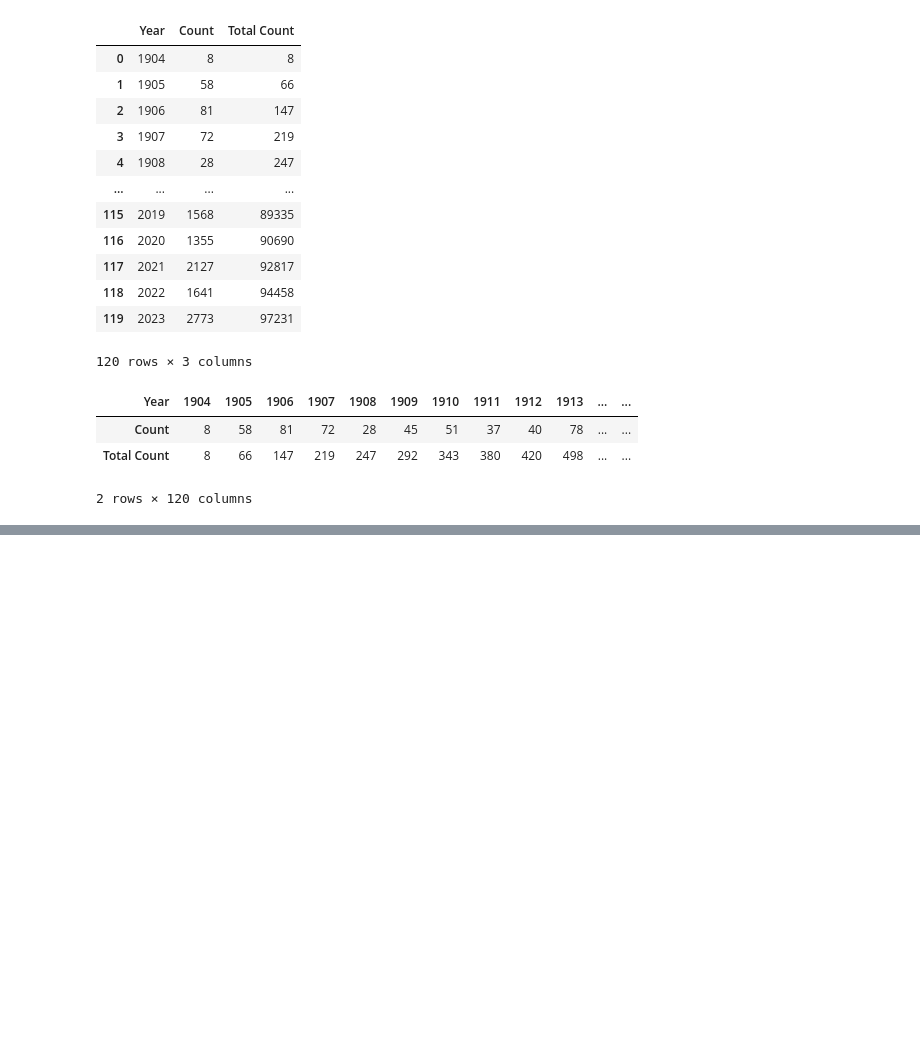
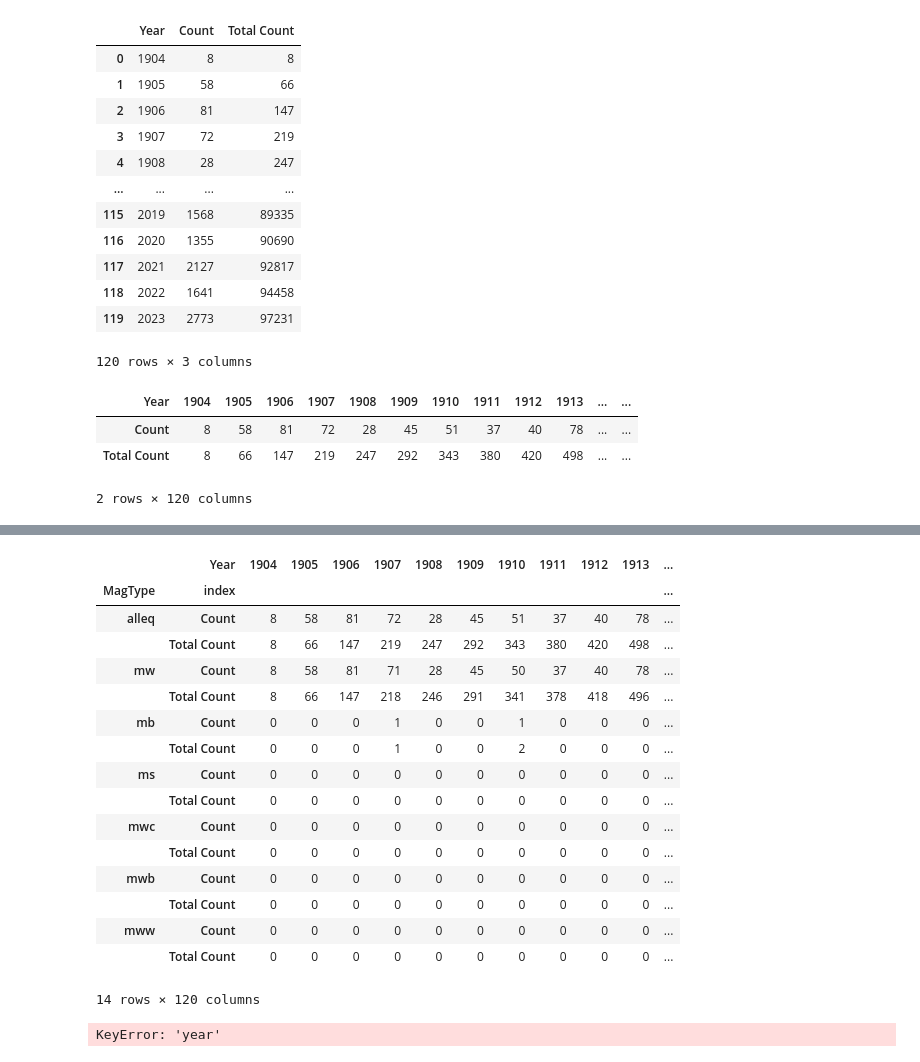
Before and after one commit to jameslaurence82/Project, a Jupyter notebook: earthquake.ipynb, the cells around one changed output, grey strips where cells are left out. Cells and saved outputs as stored; diff of their text form; code cells hidden in the pictures; blank space fills up the shorter version.

Commit message:
created joined pivot table that has all earthquake types by year

```diff
--- a/earthquake.ipynb
+++ b/earthquake.ipynb
@@ -580,0 +721,14 @@ alleq_pivot
+# %%
+# filter data for a specific 'magType' == mww
+magtype_data = magtype_gb[magtype_gb['Magtype'] == 'mww']
+
+# Generate Pivot Table of Total Earthquakes per year for a specific 'magType'
+mww_pivot = magtype_data.pivot_table(values=['Count', 'Total Count'], columns='Year')
+
+# Convert 'count' column to integer
+mww_pivot = mww_pivot.astype(int)
+
+# reindex the rows count, Total Count
+mww_pivot = mww_pivot.reindex(index=['Count', 'Total Count'])
+
+mww_pivot
@@ -580,0 +740,46 @@ alleq_pivot
+# %%
+# Dictionary of your dataframes so they can be labelled in final dataframe
+df_dict = {'alleq': alleq_pivot, 'mw': mw_pivot, 'mb': mb_pivot, 'ms': ms_pivot, 'mwc': mwc_pivot, 'mwb': mwb_pivot, 'mww': mww_pivot}
+
+# Initialize an empty dataframe for final_df
+final_df = pd.DataFrame()
+
+# Iterate over the dataframes in df_dict
+for df_name, df in df_dict.items():
+    # Reset the index of df and add 'MagType' column
+    df = df.reset_index().assign(MagType=df_name)
+    # Concatenate df with final_df
+    final_df = pd.concat([final_df, df])
+
+# Fill NaN values with 0
+final_df.fillna(0, inplace=True)
+
+# Set 'MagType' and 'index' as the index
+final_df.set_index(['MagType', 'index'], inplace=True)
+
+# Get a list of year columns (assuming they are all integer types)
+year_cols = [col for col in final_df.columns if isinstance(col, int)]
+
+# Convert the values in the year columns to integers
+for col in year_cols:
+    final_df[col] = final_df[col].astype(int)
+
+final_df
+# %% [output]
+|  | Year | 1904 | 1905 | 1906 | 1907 | 1908 | 1909 | 1910 | 1911 | 1912 | 1913 | ... |
+| MagType | index |  |  |  |  |  |  |  |  |  |  | ... |
+| alleq | Count | 8 | 58 | 81 | 72 | 28 | 45 | 51 | 37 | 40 | 78 | ... |
+|  | Total Count | 8 | 66 | 147 | 219 | 247 | 292 | 343 | 380 | 420 | 498 | ... |
+| mw | Count | 8 | 58 | 81 | 71 | 28 | 45 | 50 | 37 | 40 | 78 | ... |
+|  | Total Count | 8 | 66 | 147 | 218 | 246 | 291 | 341 | 378 | 418 | 496 | ... |
+| mb | Count | 0 | 0 | 0 | 1 | 0 | 0 | 1 | 0 | 0 | 0 | ... |
+|  | Total Count | 0 | 0 | 0 | 1 | 0 | 0 | 2 | 0 | 0 | 0 | ... |
+| ms | Count | 0 | 0 | 0 | 0 | 0 | 0 | 0 | 0 | 0 | 0 | ... |
+|  | Total Count | 0 | 0 | 0 | 0 | 0 | 0 | 0 | 0 | 0 | 0 | ... |
+| mwc | Count | 0 | 0 | 0 | 0 | 0 | 0 | 0 | 0 | 0 | 0 | ... |
+|  | Total Count | 0 | 0 | 0 | 0 | 0 | 0 | 0 | 0 | 0 | 0 | ... |
+| mwb | Count | 0 | 0 | 0 | 0 | 0 | 0 | 0 | 0 | 0 | 0 | ... |
+|  | Total Count | 0 | 0 | 0 | 0 | 0 | 0 | 0 | 0 | 0 | 0 | ... |
+| mww | Count | 0 | 0 | 0 | 0 | 0 | 0 | 0 | 0 | 0 | 0 | ... |
+|  | Total Count | 0 | 0 | 0 | 0 | 0 | 0 | 0 | 0 | 0 | 0 | ... |
+14 rows × 120 columns
@@ -581,3 +789,18 @@ alleq_pivot
+# %%
+# merging all pivot (mw_pivot, mb_pivot, ms_pivot, mwc_pivot, mwb_pivot, mww_pivot)
+# dataframes with the alleq_pivot dataframe
+
+# First, create a list of all your dataframes
+df_list = [mw_pivot, mb_pivot, ms_pivot, mwc_pivot, mwb_pivot, mww_pivot]
+
+# Use reduce to merge all dataframes
+from functools import reduce
+final_df = reduce(lambda left,right: pd.merge(left,right,on='year', how='outer'), df_list)
+
+# Fill NaN values with 0
+final_df.fillna(0, inplace=True)
+# %% [output]
+KeyError: 'year'
 # %%
 # Drop columns that have NAN greater than 5% of total dataset
 # eq = eq.drop(columns=['nst','gap','dmin','rms','horizontalError', 'depthError','magError','magNst'])
```
Also changed, not shown: parts of 9 cells of this notebook, 1 other file.
